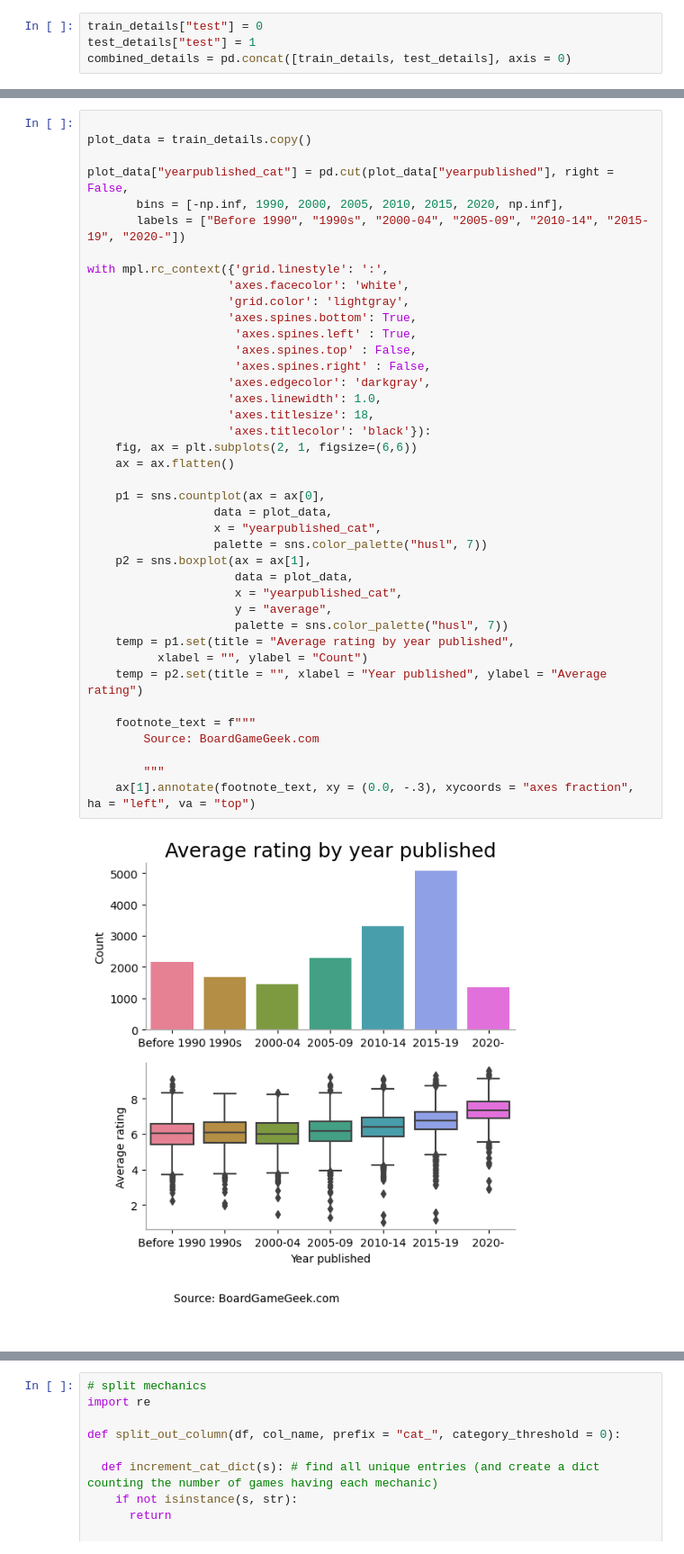
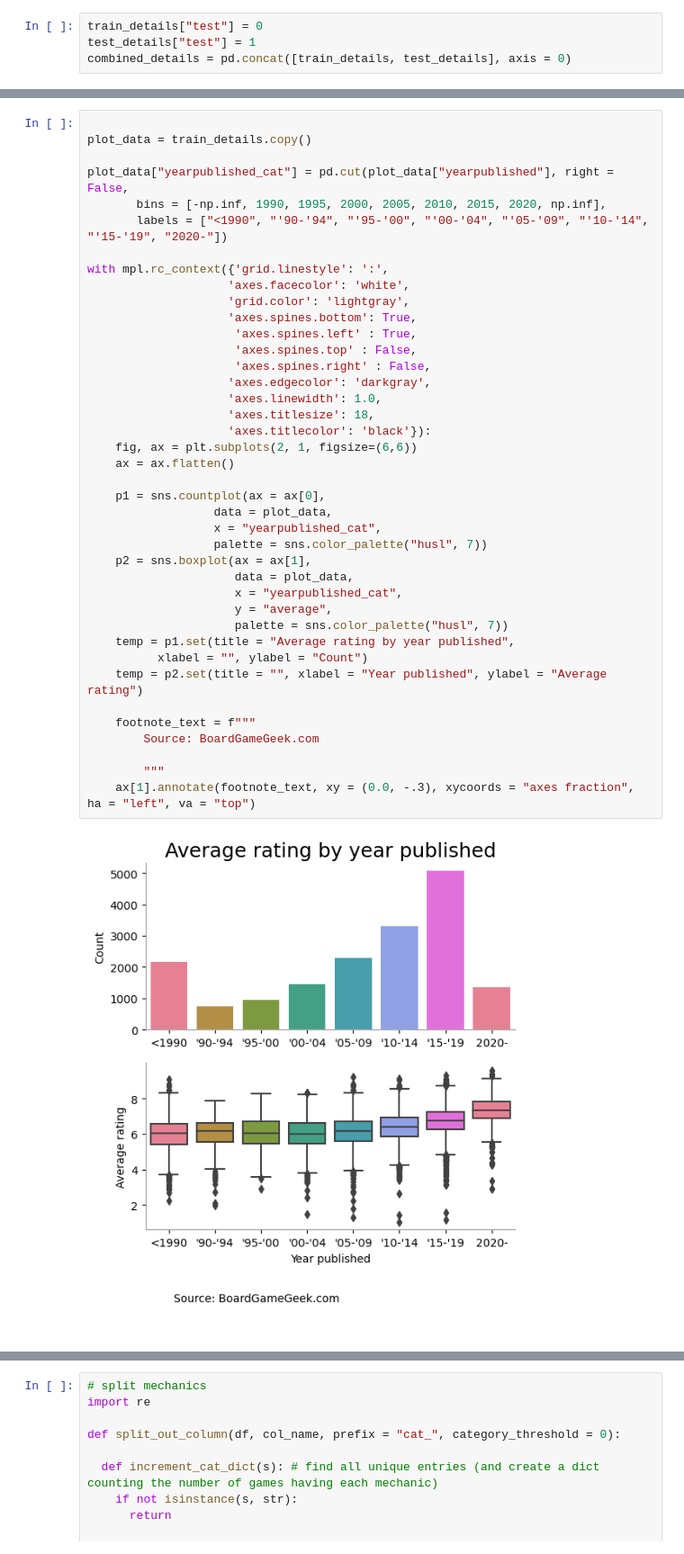
Before and after one commit to jeromematthewcelestine/tidytuesday, a Jupyter notebook: 2023-02-15-boardgames/TidyTuesday - Boardgames.ipynb, the cells around one changed output, grey strips where cells are left out. Shown: that part at 90% size. Cells and saved outputs as stored; diff of their text form.

```diff
--- a/2023-02-15-boardgames/TidyTuesday - Boardgames.ipynb
+++ b/2023-02-15-boardgames/TidyTuesday - Boardgames.ipynb
@@ -235,8 +231,8 @@ Incidentally, the plot also illustrates the explosion in boardgame publishing ov
 plot_data = train_details.copy()
 
 plot_data["yearpublished_cat"] = pd.cut(plot_data["yearpublished"], right = False,
-       bins = [-np.inf, 1990, 2000, 2005, 2010, 2015, 2020, np.inf],
-       labels = ["Before 1990", "1990s", "2000-04", "2005-09", "2010-14", "2015-19", "2020-"])
+       bins = [-np.inf, 1990, 1995, 2000, 2005, 2010, 2015, 2020, np.inf],
+       labels = ["<1990", "'90-'94", "'95-'00", "'00-'04", "'05-'09", "'10-'14", "'15-'19", "2020-"])
 
 with mpl.rc_context({'grid.linestyle': ':',
                     'axes.facecolor': 'white',
@@ -244,34 +240,34 @@ with mpl.rc_context({'grid.linestyle': ':',
                     'axes.spines.bottom': True,
                      'axes.spines.left' : True,
                      'axes.spines.top' : False,
                      'axes.spines.right' : False,
                     'axes.edgecolor': 'darkgray',
                     'axes.linewidth': 1.0,
                     'axes.titlesize': 18,
                     'axes.titlecolor': 'black'}):
     fig, ax = plt.subplots(2, 1, figsize=(6,6))
     ax = ax.flatten()
 
     p1 = sns.countplot(ax = ax[0],
                   data = plot_data,
                   x = "yearpublished_cat",
                   palette = sns.color_palette("husl", 7))
     p2 = sns.boxplot(ax = ax[1],
                      data = plot_data,
                      x = "yearpublished_cat",
                      y = "average",
                      palette = sns.color_palette("husl", 7))
     temp = p1.set(title = "Average rating by year published",
           xlabel = "", ylabel = "Count")
     temp = p2.set(title = "", xlabel = "Year published", ylabel = "Average rating")
 
     footnote_text = f"""
         Source: BoardGameGeek.com
 
         """
     ax[1].annotate(footnote_text, xy = (0.0, -.3), xycoords = "axes fraction", ha = "left", va = "top")
 # %% [output]
-[figure, old version]
+[figure, new version]
 # %% [markdown]
 ### Mechanics, Designers, and Publishers
 
```
Also changed, not shown: parts of 16 cells of this notebook, 34 other files.
